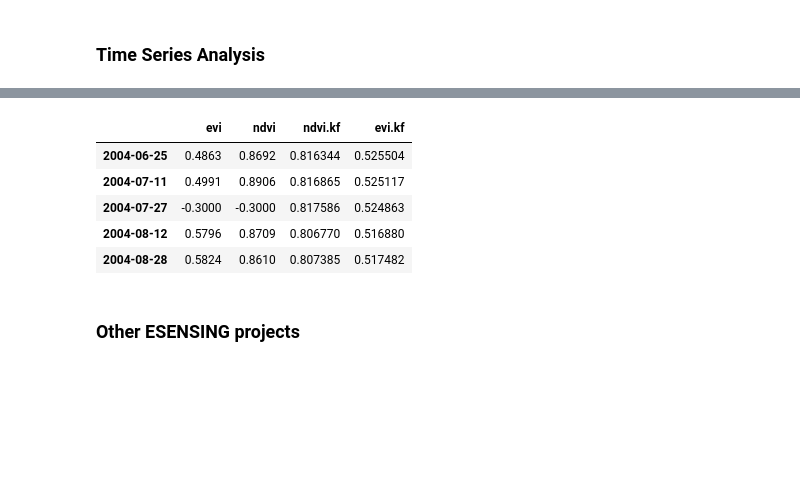
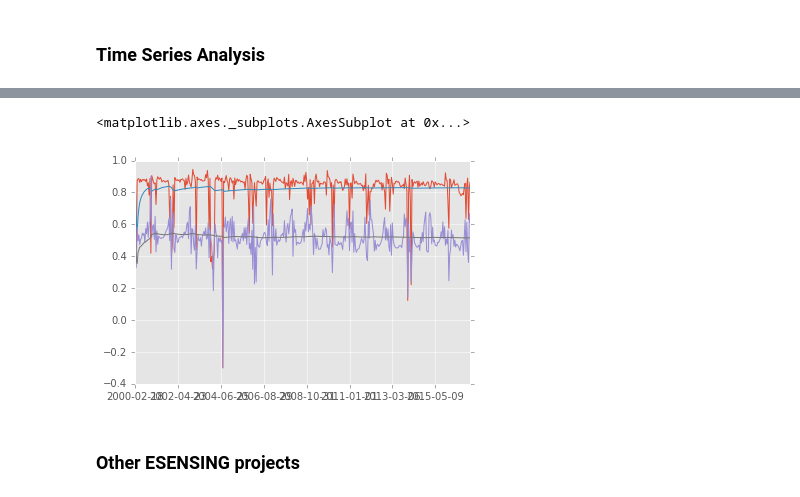
Before and after one commit to rolfsimoes/wgiss-py-webinar, a Jupyter notebook: WGISS_Tech_Webinar.ipynb, the cells around one changed output, grey strips where cells are left out. Cells and saved outputs as stored; diff of their text form; code cells hidden in the pictures; blank space fills up the shorter version.

```diff
--- a/WGISS_Tech_Webinar.ipynb
+++ b/WGISS_Tech_Webinar.ipynb
@@ -95,34 +111,33 @@ import matplotlib
 # %%
 # Kalman filter
 
 def kalmanfilter(vi):
     est   = np.zeros(len(vi))
     e_est = np.zeros(len(vi))
     kg    = np.zeros(len(vi))
     e_mea = vi.std()        # error_in_measurement
     est[0]   = vi.mean()    # initial estimate
     e_est[0] = 3 * vi.std() # initial_error_in_estimate
     kg[0]    = None
     for i in range(1, len(vi)):
         kg[i] = e_est[i - 1]/(e_est[i - 1] + e_mea)    # compute the Kalman gain
         m = vi[i - 1]
         if(np.isnan(m)):
             m = est[i - 1]                             # use the estimation when a measurement is missing
         est[i] = est[i - 1] + kg[i] * (m - est[i - 1]) # compute the new estimation
         e_est[i] = (1 - kg[i]) * e_est[i - 1]
     return est
 
 vidf['ndvi.kf'] = pd.Series(kalmanfilter(ndvi), index = cv_scheme["timeline"])
 vidf['evi.kf']  = pd.Series(kalmanfilter(evi), index = cv_scheme["timeline"])
 
-vidf[100:105]
+vidf['ndvi'].plot()
+vidf['ndvi.kf'].plot()
+vidf['evi'].plot()
+vidf['evi.kf'].plot()
 # %% [output]
-|  | evi | ndvi | ndvi.kf | evi.kf |
-| 2004-06-25 | 0.4863 | 0.8692 | 0.816344 | 0.525504 |
-| 2004-07-11 | 0.4991 | 0.8906 | 0.816865 | 0.525117 |
-| 2004-07-27 | -0.3000 | -0.3000 | 0.817586 | 0.524863 |
-| 2004-08-12 | 0.5796 | 0.8709 | 0.806770 | 0.516880 |
-| 2004-08-28 | 0.5824 | 0.8610 | 0.807385 | 0.517482 |
+<matplotlib.axes._subplots.AxesSubplot at 0x...>
+[figure, added]
 # %%
 # DTW & TWDTW
 # %% [markdown]
```
Also changed, not shown: parts of 3 cells of this notebook.
